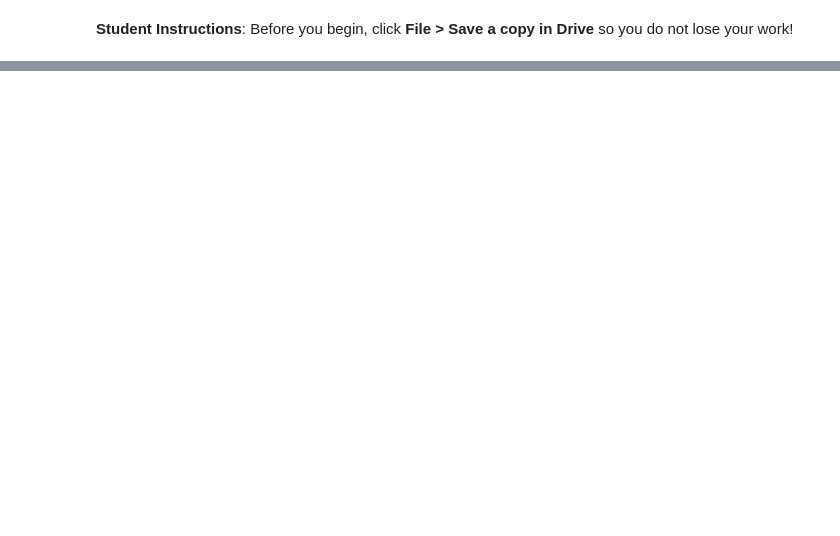
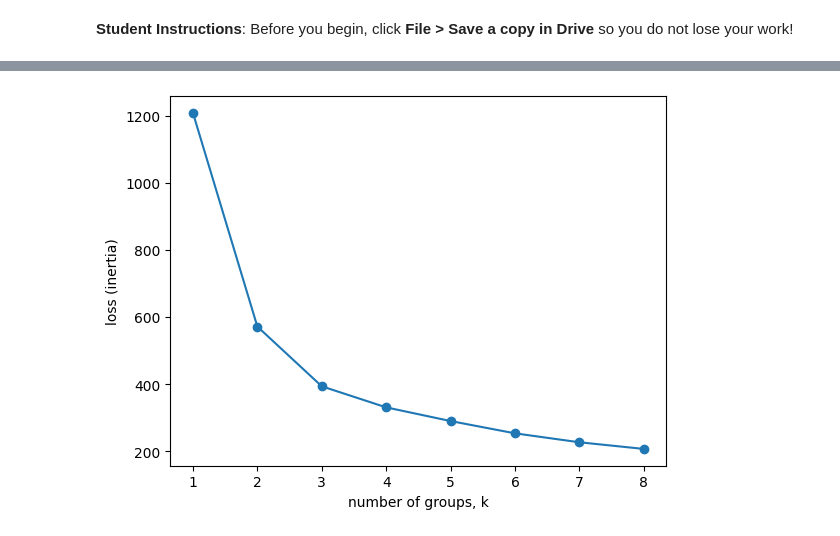
Before and after one commit to ryanaxiom/Applied-ML, a Jupyter notebook: code/Day25_Carnegie.ipynb, the cells around one changed output, grey strips where cells are left out. Saved outputs shown, nothing was run; the diff lists cells and outputs as text; code cells hidden in the pictures; blank space fills up the shorter version.

```diff
--- a/code/Day25_Carnegie.ipynb
+++ b/code/Day25_Carnegie.ipynb
@@ -31,0 +110,13 @@ print(pca4.components_[:2].round(2))            # PC1 row, PC2 row
+# %%
+from sklearn.linear_model import LinearRegression
+from sklearn.pipeline import make_pipeline
+for k in [1, 2, 3, 4]:
+    pcr = make_pipeline(StandardScaler(), PCA(n_components=k),
+                        LinearRegression())
+    mse = cross_val_score(pcr, d[four], y, cv=kf,
+                          scoring="neg_mean_squared_error")
+    print(k, round(np.sqrt(-mse.mean())))
+line = LinearRegression()
+mse = cross_val_score(line, d[four], y, cv=kf,
+                      scoring="neg_mean_squared_error")
+print("line", round(np.sqrt(-mse.mean())))
@@ -31,0 +153,5 @@ print(pca4.components_[:2].round(2))            # PC1 row, PC2 row
+# %%
+print(pca4.explained_variance_ratio_.cumsum().round(4))
+keep = PCA(n_components=0.9)        # enough axes to hold 90%
+keep.fit(Z4)
+print(keep.n_components_)
@@ -31,0 +221,13 @@ print(pca4.components_[:2].round(2))            # PC1 row, PC2 row
+# %%
+from sklearn.cluster import KMeans
+km = KMeans(n_clusters=3, n_init=10, random_state=309)
+km.fit(X)                                   # the map, ten starts
+print(round(km.inertia_, 1), np.bincount(km.labels_))
+km4 = KMeans(n_clusters=3, n_init=10, random_state=309)
+km4.fit(Z4)                                 # all four columns
+print(round(km4.inertia_, 1), np.bincount(km4.labels_))
+means = d[four].groupby(km4.labels_).mean()     # rows: the groups
+print(means.round(0).astype(int).values)
+for full, short in labels.items():
+    i = np.where(d["name"] == full)[0][0]
+    print(short, km4.labels_[i])
@@ -31,0 +262,5 @@ print(pca4.components_[:2].round(2))            # PC1 row, PC2 row
+# %%
+for k in range(1, 9):
+    model = KMeans(n_clusters=k, n_init=10, random_state=309)
+    model.fit(Z4)
+    print(k, round(model.inertia_, 1))
@@ -31,0 +276,10 @@ print(pca4.components_[:2].round(2))            # PC1 row, PC2 row
+# %%
+losses = []
+for k in range(1, 9):
+    model = KMeans(n_clusters=k, n_init=10, random_state=309)
+    model.fit(Z4)
+    losses.append(model.inertia_)
+plt.plot(range(1, 9), losses, marker="o")
+plt.xlabel("number of groups, k"); plt.ylabel("loss (inertia)"); plt.show()
+# %% [output]
+[figure, added]
```
Also changed, not shown: parts of 16 cells of this notebook.
